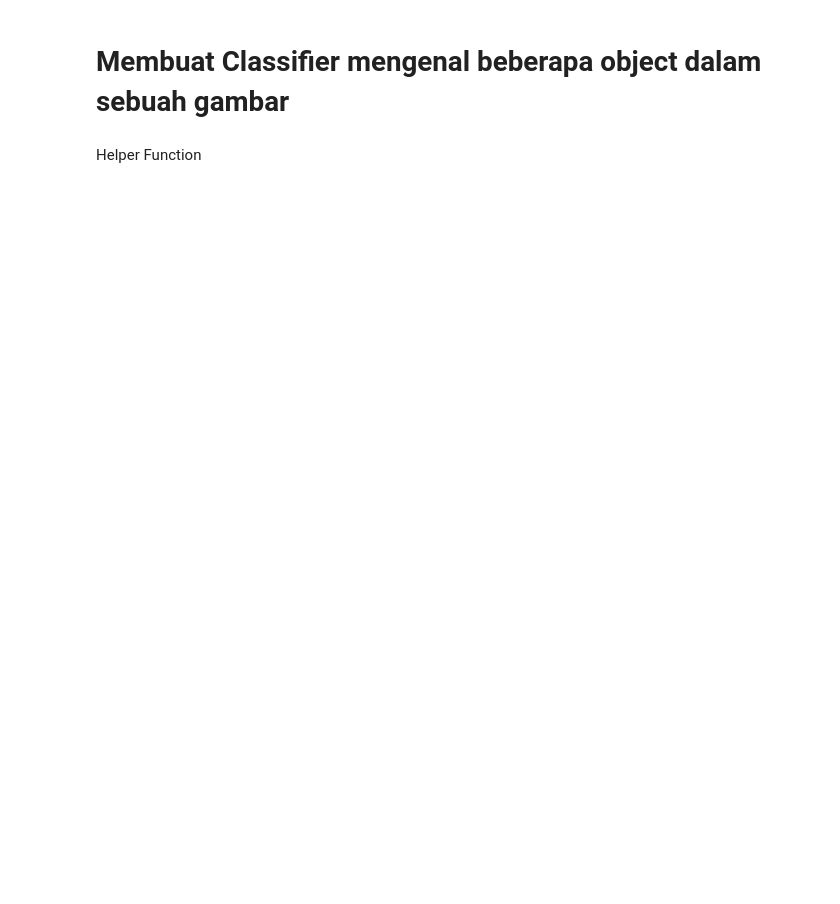
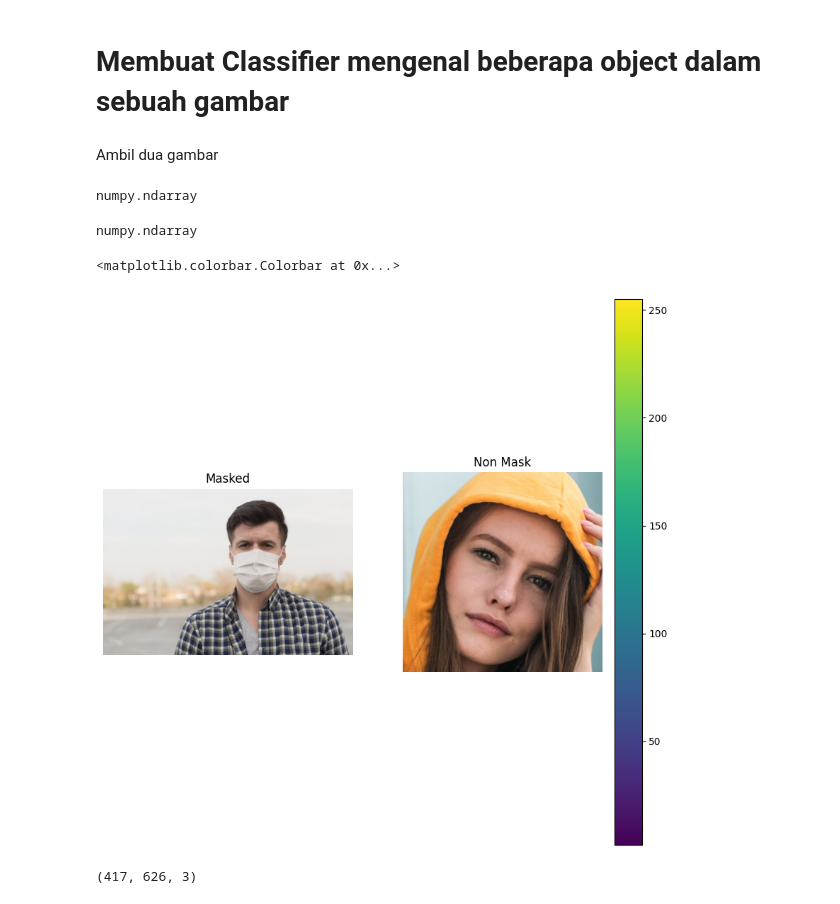
Before and after one commit to IsRylo/ML_UAS, a Jupyter notebook: CNN.ipynb, the cells around one changed output. Saved outputs shown, nothing was run; the diff lists cells and outputs as text; code cells hidden in the pictures; blank space fills up the shorter version.

```diff
--- a/CNN.ipynb
+++ b/CNN.ipynb
@@ -438,5 +466,5 @@ print('Test accuracy :', accuracy)
 Test accuracy : 1.0
 # %% [markdown]
 # Membuat Classifier mengenal beberapa object dalam sebuah gambar
-# %% [markdown]
-Helper Function
+# %% [markdown]
+Ambil dua gambar
@@ -442,0 +474,27 @@ Helper Function
+# %%
+type(non_mask_image)
+# %% [output]
+numpy.ndarray
+# %%
+type(mask_image)
+# %% [output]
+numpy.ndarray
+# %%
+mask_image = cv2.imread('./images/2086.jpg')
+non_mask_image = cv2.imread('./images/real_01040.jpg')
+mask_image = cv2.cvtColor(mask_image, cv2.COLOR_BGR2RGB)
+non_mask_image = cv2.cvtColor(non_mask_image, cv2.COLOR_BGR2RGB)
+
+fig = plt.figure(figsize = (10,10))
+images = ("Masked", mask_image), ("Non Mask", non_mask_image)
+# loop over the images
+for (i, (name, image)) in enumerate(images):
+    # show the image
+    ax = fig.add_subplot(1, 2, i + 1)
+    ax.set_title(name)
+    plt.imshow(image)
+    plt.axis("off")
+plt.colorbar()
+# %% [output]
+<matplotlib.colorbar.Colorbar at 0x...>
+[figure, added]
@@ -477,0 +543,4 @@ orig = imutils.resize(orig, width = WIDTH)
+# %%
+image.shape
+# %% [output]
+(417, 626, 3)
```
Also changed, not shown: parts of 31 cells of this notebook, 2 other files.
